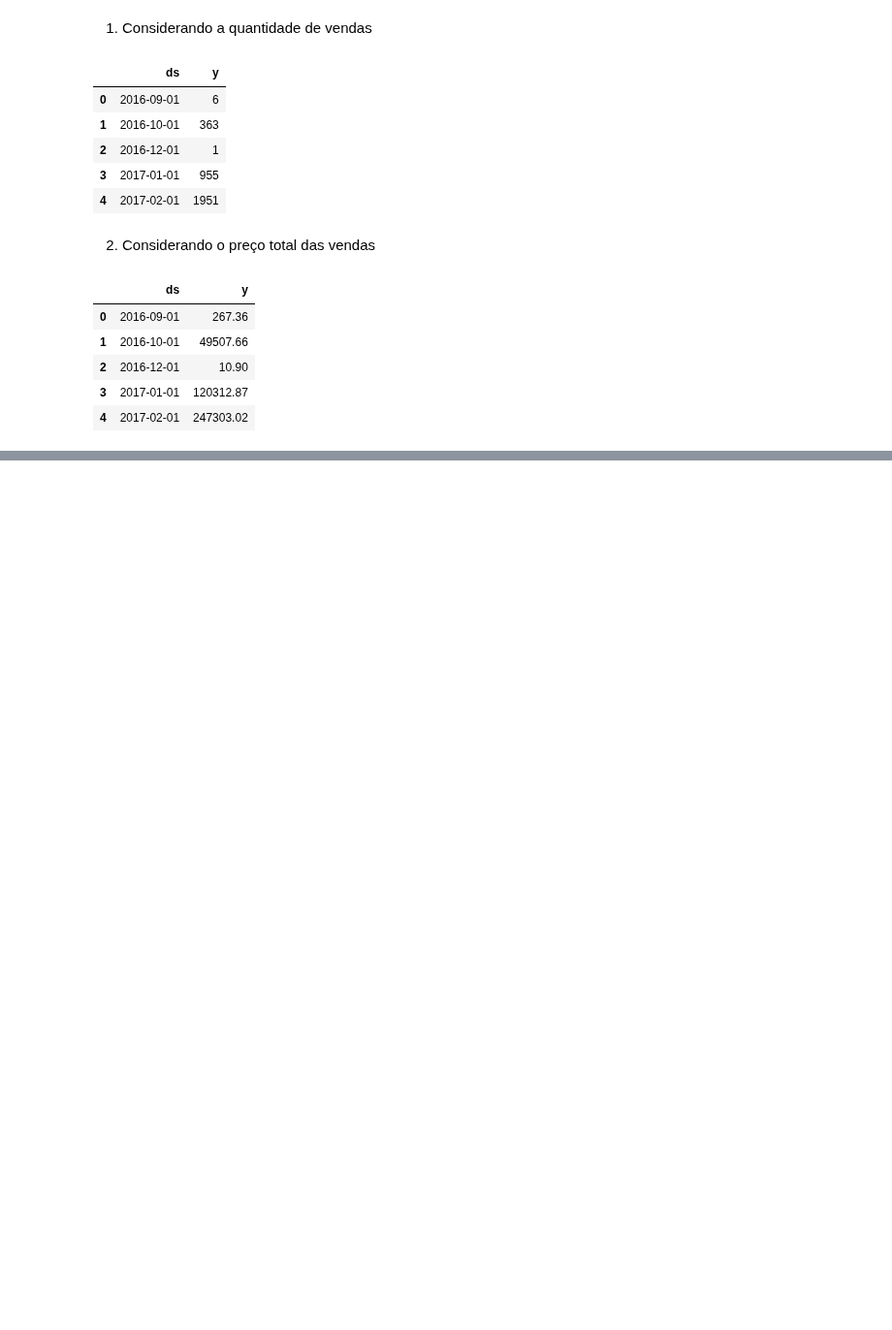
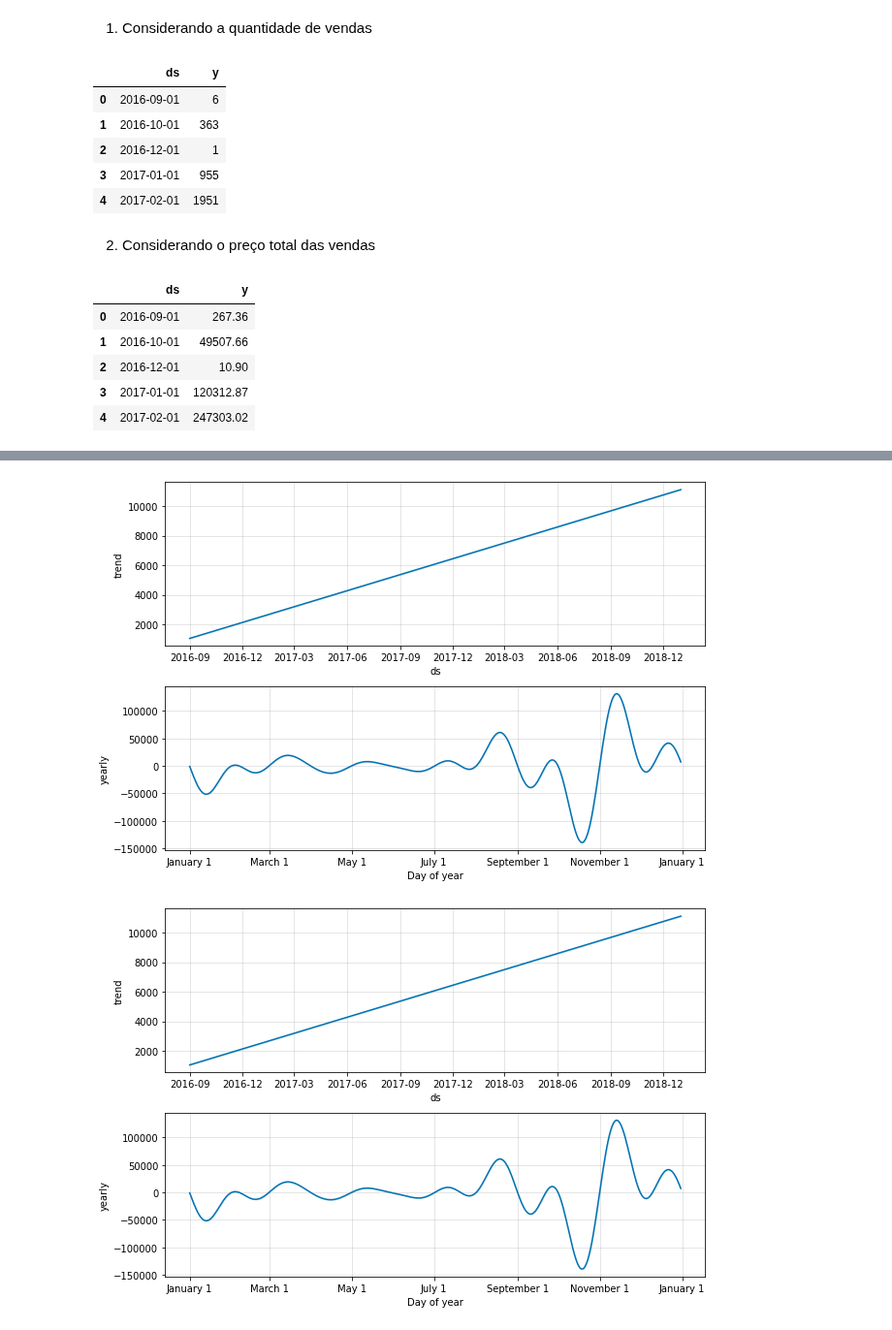
Before and after one commit to smalvar/olist-e-commerce, a Jupyter notebook: time_series_analysis.ipynb, the cells around one changed output, grey strips where cells are left out. Shown at 97% size. Saved outputs shown, nothing was run; the diff lists cells and outputs as text; code cells hidden in the pictures; blank space fills up the shorter version.

```diff
--- a/time_series_analysis.ipynb
+++ b/time_series_analysis.ipynb
@@ -226,0 +260,6 @@ ts_preco.head()
+# %%
+# Plotando os gráficos de tendência
+model_quant.plot_components(forecast_quant)
+# %% [output]
+[figure, added]
+[figure, added]
```
Also changed, not shown: parts of 10 cells of this notebook.
